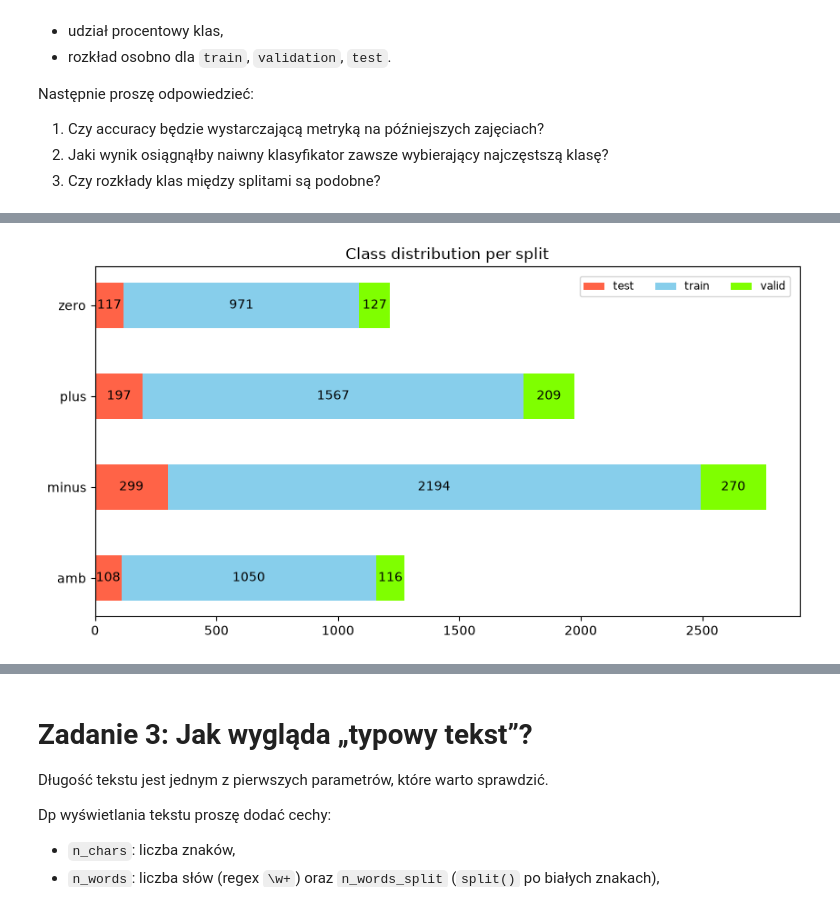
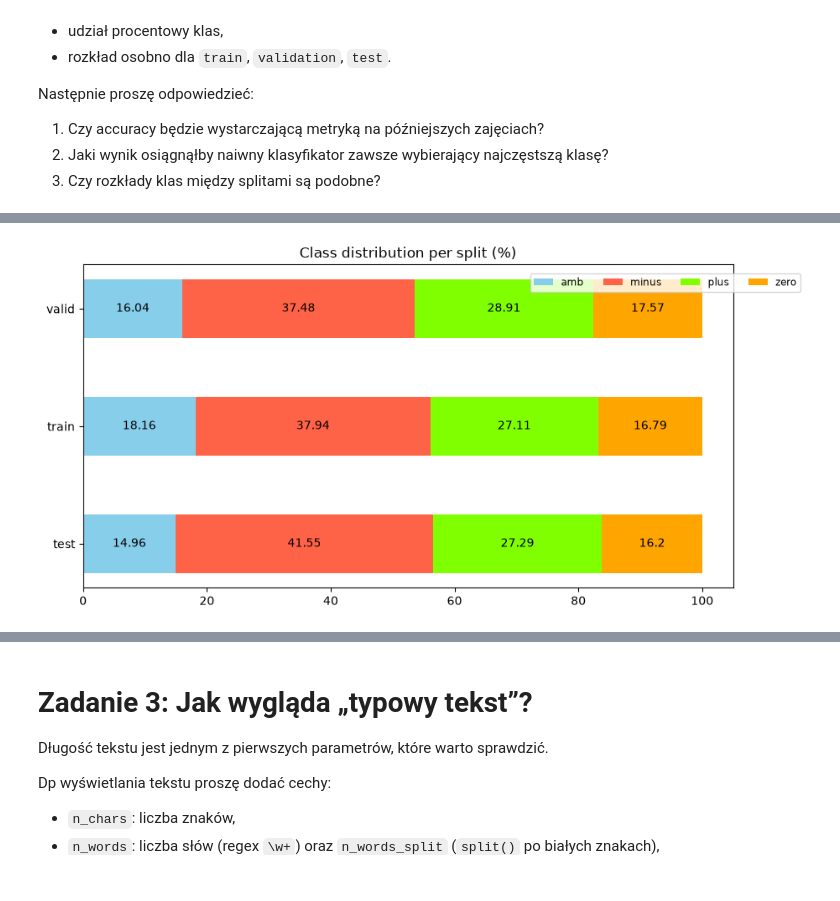
Before and after one commit to LukaszKluza/NaturaLanguageProcessing, a Jupyter notebook: Lab_1/001_Text.ipynb, the cells around one changed output, grey strips where cells are left out. Cells and saved outputs as stored; diff of their text form; code cells hidden in the pictures.

```diff
--- a/Lab_1/001_Text.ipynb
+++ b/Lab_1/001_Text.ipynb
@@ -263,21 +271,24 @@ Name: size, dtype: int64
+# %%
+def display_class_distribution(df, size, title):
+    pivot = df.pivot(index="df_name", columns="target_class", values=size).fillna(0)
+
+    data = pivot.values.astype(float)
+    data_cum = data.cumsum(axis=1)
+
+    _, ax = plt.subplots(figsize=(10, 5))
+
+    for i, (colname, color) in enumerate(zip(pivot.columns, ['skyblue', 'tomato', 'chartreuse',  'orange'])):
+        widths = data[:, i]
+        starts = data_cum[:, i] - widths
+        rects = ax.barh(pivot.index, widths, left=starts, height=0.5, label=colname, color=color)
+
+        ax.bar_label(rects, label_type='center')
+
+    ax.legend(ncols=len(pivot.columns), bbox_to_anchor=(0.68, 0.9), loc='lower left', fontsize='small')
+    plt.title(title)
+    plt.show()
 # %%
 # TODO: wykres rozkładu klas
-pivot_df = pd_class_distribution.pivot(index="target_class", columns="df_name", values="size").fillna(0)
-
-data = pivot_df.values.astype(float)
-data_cum = data.cumsum(axis=1)
-
-fig, ax = plt.subplots(figsize=(10, 5))
-
-for i, (colname, color) in enumerate(zip(pivot_df.columns, ['tomato', 'skyblue', 'chartreuse'])):
-    widths = data[:, i]
-    starts = data_cum[:, i] - widths
-    rects = ax.barh(pivot_df.index, widths, left=starts, height=0.5, label=colname, color=color)
-
-    ax.bar_label(rects, label_type='center')
-
-ax.legend(ncols=len(pivot_df.columns), bbox_to_anchor=(0.68, 0.9), loc='lower left', fontsize='small')
-plt.title("Class distribution per split")
-plt.show()
+display_class_distribution(class_distribution_df, "percentage_per_split", "Class distribution per split (%)")
 # %% [output]
-[figure, old version]
+[figure, new version]
```
Also changed, not shown: parts of 59 cells of this notebook, 7 other files.
